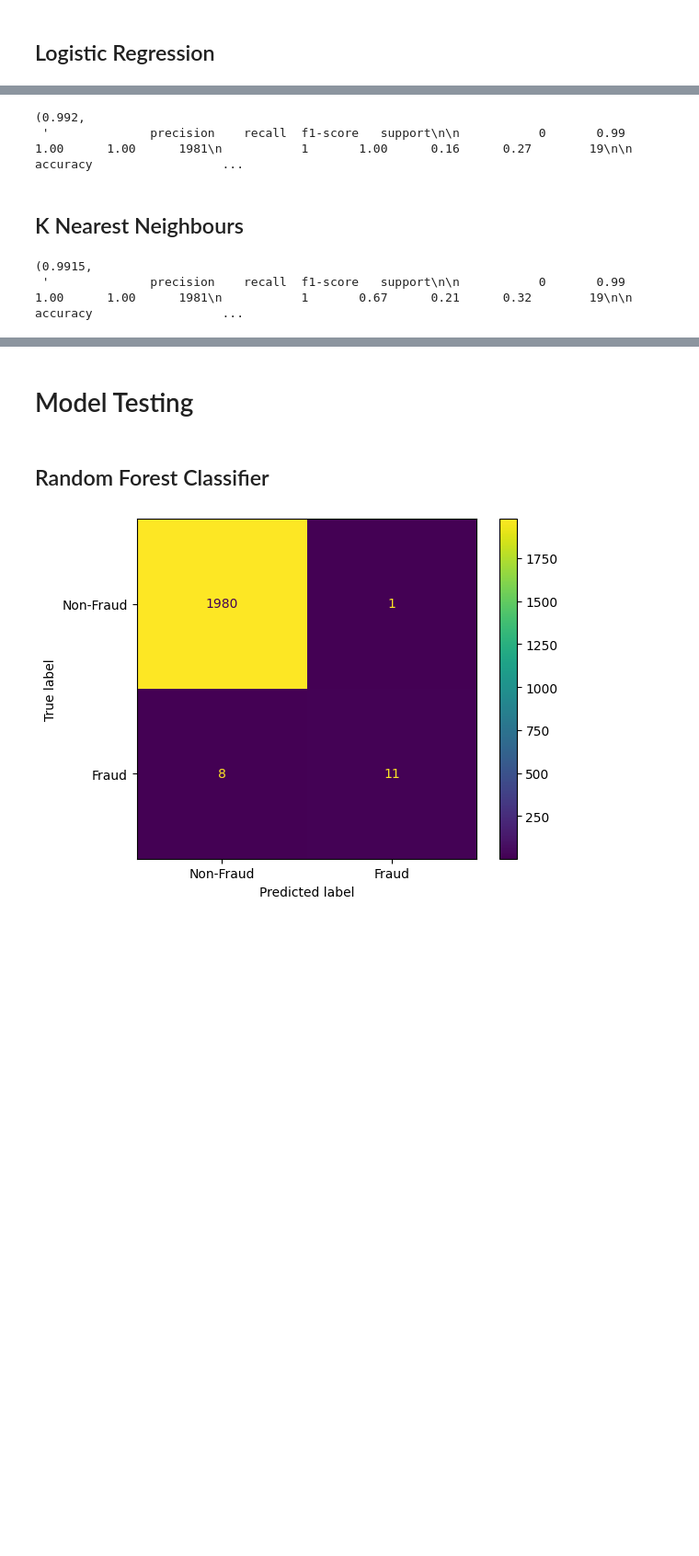
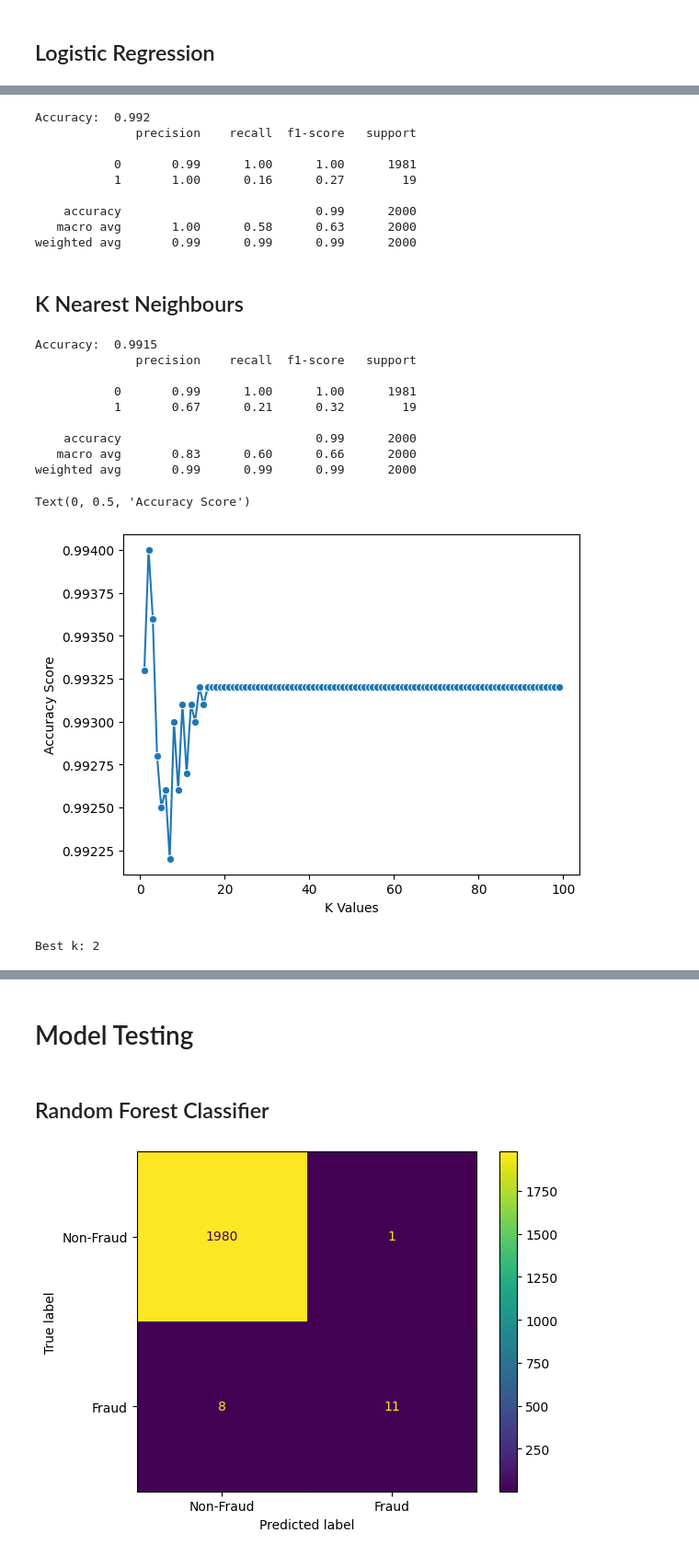
Before and after one commit to Dshah0623/Financial-Fraud-Detection, a Jupyter notebook: FinancialFraudDetection.ipynb, the cells around one changed output, grey strips where cells are left out. Shown at 92% size. Drawn from its saved outputs; the diff is of its cells as text; code cells hidden in the pictures; blank space fills up the shorter version.

Commit message:
added visual + best k

```diff
--- a/FinancialFraudDetection.ipynb
+++ b/FinancialFraudDetection.ipynb
@@ -8,7 +8,7 @@ from sklearn.preprocessing import StandardScaler
 import warnings
 warnings.filterwarnings('ignore')
 
-ff_df = pd.read_csv('/Users/dshah/Financial-Fraud-Detection/Financial Fraud Dataset - Sheet1.csv')
+ff_df = pd.read_csv('Financial Fraud Dataset - Sheet1.csv')
 
 ff_df.isnull().sum()
 ff_df = ff_df.drop('isFlaggedFraud', axis=1)
@@ -163,7 +162,13 @@ Score -0.004999999999999999
 # %% [markdown]
 ## Random Forest Classifier
 # %%
-# Initialize a Random Forest Classifier normally
+from sklearn.tree import export_graphviz
+from IPython.display import Image, display
+import graphviz
+from sklearn.ensemble import RandomForestClassifier
+from sklearn.metrics import accuracy_score, classification_report
+
+# Initialize a Random Forest Classifier
 rf_classifier = RandomForestClassifier(n_estimators=1000, random_state=42)
 
 # Train the model
@@ -176,5 +181,18 @@ y_pred = rf_classifier.predict(X_test)
 accuracy = accuracy_score(y_test, y_pred)
 classification_rep = classification_report(y_test, y_pred)
 
-accuracy, classification_rep
+print("Accuracy: ", accuracy)
+print(classification_rep)
+
+# Visualize individual decision trees
+for i in range(3):
+    tree = rf_classifier.estimators_[i]
+    dot_data = export_graphviz(tree,
+                               feature_names=X_train.columns,
+                               filled=True,
+                               max_depth=2,
+                               impurity=False,
+                               proportion=True)
+    graph = graphviz.Source(dot_data)
+    display(graph)
 # %% [output]
@@ -284,32 +347,73 @@ y_pred_log_reg = log_reg_fb.predict(X_test_selected)
 accuracy_log_reg_fb = accuracy_score(y_test, y_pred_log_reg)
 classification_rep_log_reg_fb = classification_report(y_test, y_pred_log_reg)
 
-(accuracy_log_reg_fb, classification_rep_log_reg_fb)
+print("Accuracy: ", accuracy_log_reg_fb)
+print(classification_rep_log_reg_fb)
 # %% [output]
-(0.992,
- '              precision    recall  f1-score   support\n\n           0       0.99      1.00      1.00      1981\n           1       1.00      0.16      0.27        19\n\n    accuracy                  ...
+Accuracy:  0.992
+              precision    recall  f1-score   support
+
+           0       0.99      1.00      1.00      1981
+           1       1.00      0.16      0.27        19
+
+    accuracy                           0.99      2000
+   macro avg       1.00      0.58      0.63      2000
+weighted avg       0.99      0.99      0.99      2000
 # %% [markdown]
 ## K Nearest Neighbours
 # %%
 from sklearn.neighbors import KNeighborsClassifier
+from sklearn.model_selection import cross_val_score
 
 # Initialize KNN Classifier
 knn_classifier = KNeighborsClassifier(n_neighbors=5)
 
 # Train KNN Classifier
 knn_classifier.fit(X_train, y_train)
 
 # Predict on the testing set with KNN Classifier
 y_pred_knn = knn_classifier.predict(X_test)
 
 # Evaluate KNN Classifier
 accuracy_knn = accuracy_score(y_test, y_pred_knn)
 classification_rep_knn = classification_report(y_test, y_pred_knn)
 
-accuracy_knn, classification_rep_knn
+print("Accuracy: ", accuracy_knn)
+print(classification_rep_knn)
+
+k_values = [i for i in range (1,100)]
+scores = []
+
+scaler = StandardScaler()
+X = scaler.fit_transform(X)
+
+for k in k_values:
+    knn = KNeighborsClassifier(n_neighbors=k)
+    score = cross_val_score(knn, X, y, cv=5)
+    scores.append(np.mean(score))
+
+sns.lineplot(x = k_values, y = scores, marker = 'o')
+plt.xlabel("K Values")
+plt.ylabel("Accuracy Score")
 # %% [output]
-(0.9915,
- '              precision    recall  f1-score   support\n\n           0       0.99      1.00      1.00      1981\n           1       0.67      0.21      0.32        19\n\n    accuracy                  ...
+Accuracy:  0.9915
+              precision    recall  f1-score   support
+
+           0       0.99      1.00      1.00      1981
+           1       0.67      0.21      0.32        19
+
+    accuracy                           0.99      2000
+   macro avg       0.83      0.60      0.66      2000
+weighted avg       0.99      0.99      0.99      2000
+Text(0, 0.5, 'Accuracy Score')
+[figure, added]
+# %%
+best_index = np.argmax(scores)
+best_k = k_values[best_index]
+
+print("Best k:" ,best_k)
+# %% [output]
+Best k: 2
 # %%
 # Initialize KNN Classifier
 knn_classifier_b = KNeighborsClassifier(n_neighbors=5)
```
Also changed, not shown: parts of 9 cells of this notebook.
